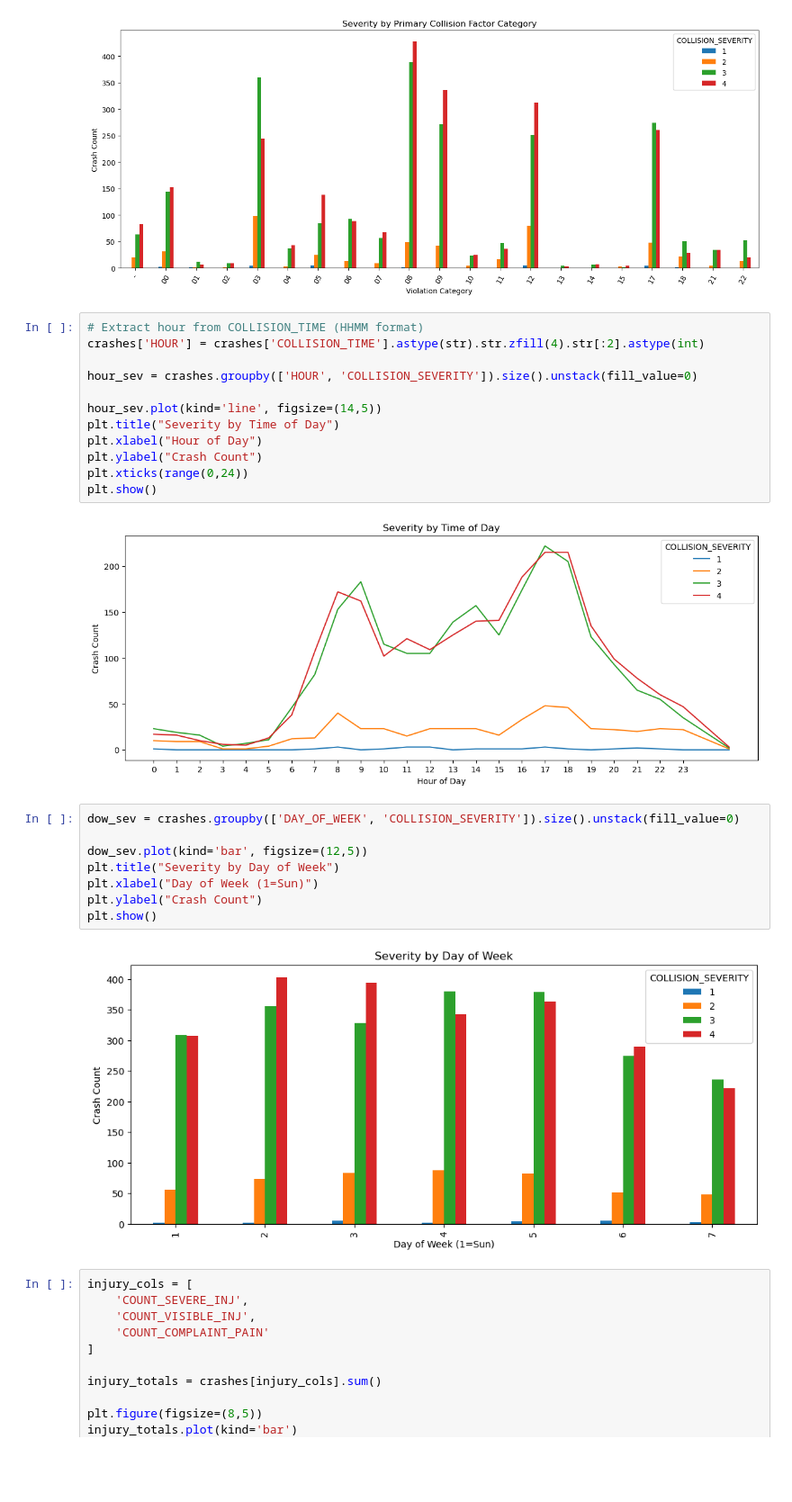
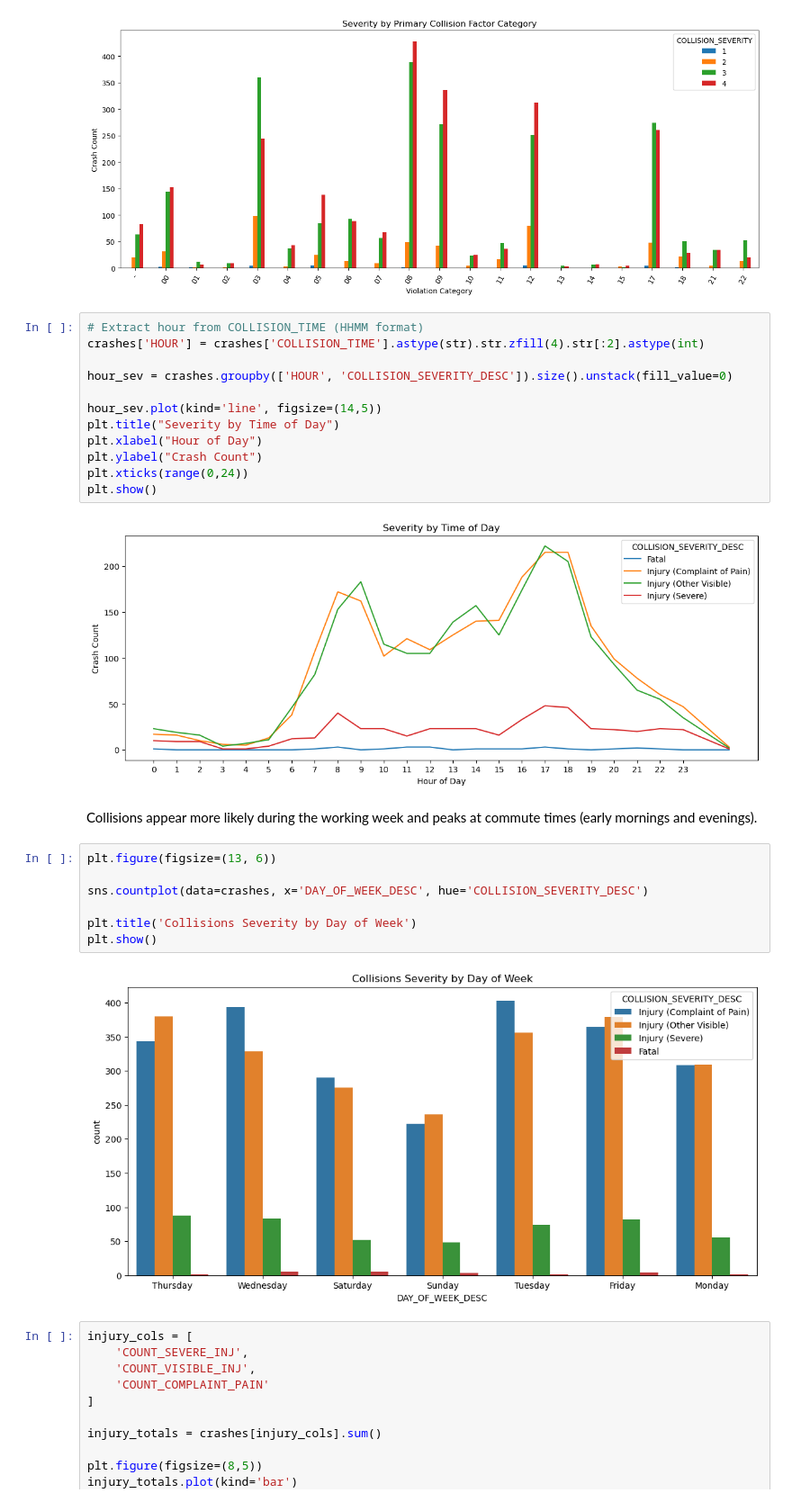
Before and after one commit to UCB-stat-159-f25/final-group07, a Jupyter notebook: data_exploration.ipynb, the cells around one changed output. Shown: that part at 90% size. Drawn from its saved outputs; the diff is of its cells as text; blank space fills up the shorter version.

```diff
--- a/data_exploration.ipynb
+++ b/data_exploration.ipynb
@@ -216,7 +217,7 @@ plt.show()
 # Extract hour from COLLISION_TIME (HHMM format)
 crashes['HOUR'] = crashes['COLLISION_TIME'].astype(str).str.zfill(4).str[:2].astype(int)
 
-hour_sev = crashes.groupby(['HOUR', 'COLLISION_SEVERITY']).size().unstack(fill_value=0)
+hour_sev = crashes.groupby(['HOUR', 'COLLISION_SEVERITY_DESC']).size().unstack(fill_value=0)
 
 hour_sev.plot(kind='line', figsize=(14,5))
 plt.title("Severity by Time of Day")
@@ -225,17 +226,18 @@ plt.ylabel("Crash Count")
 plt.xticks(range(0,24))
 plt.show()
 # %% [output]
-[figure, old version]
+[figure, new version]
+# %% [markdown]
+Collisions appear more likely during the working week and peaks at commute times (early mornings and evenings).
 # %%
-dow_sev = crashes.groupby(['DAY_OF_WEEK', 'COLLISION_SEVERITY']).size().unstack(fill_value=0)
+plt.figure(figsize=(13, 6))
 
-dow_sev.plot(kind='bar', figsize=(12,5))
-plt.title("Severity by Day of Week")
-plt.xlabel("Day of Week (1=Sun)")
-plt.ylabel("Crash Count")
+sns.countplot(data=crashes, x='DAY_OF_WEEK_DESC', hue='COLLISION_SEVERITY_DESC')
+
+plt.title('Collisions Severity by Day of Week')
 plt.show()
 # %% [output]
-[figure, old version]
+[figure, new version]
 # %%
 injury_cols = [
     'COUNT_SEVERE_INJ',
```
Also changed, not shown: parts of 5 cells of this notebook, 3 other files.
